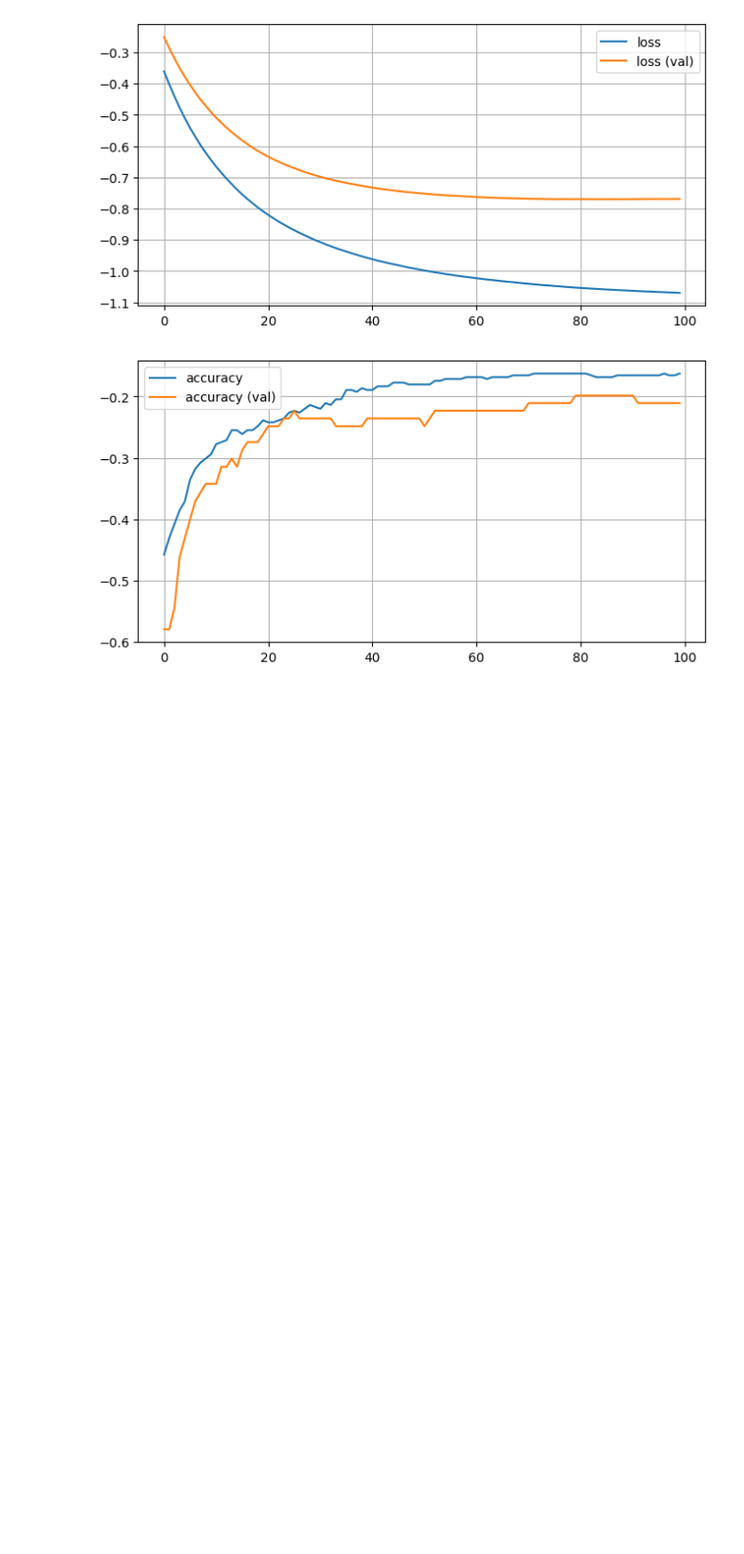
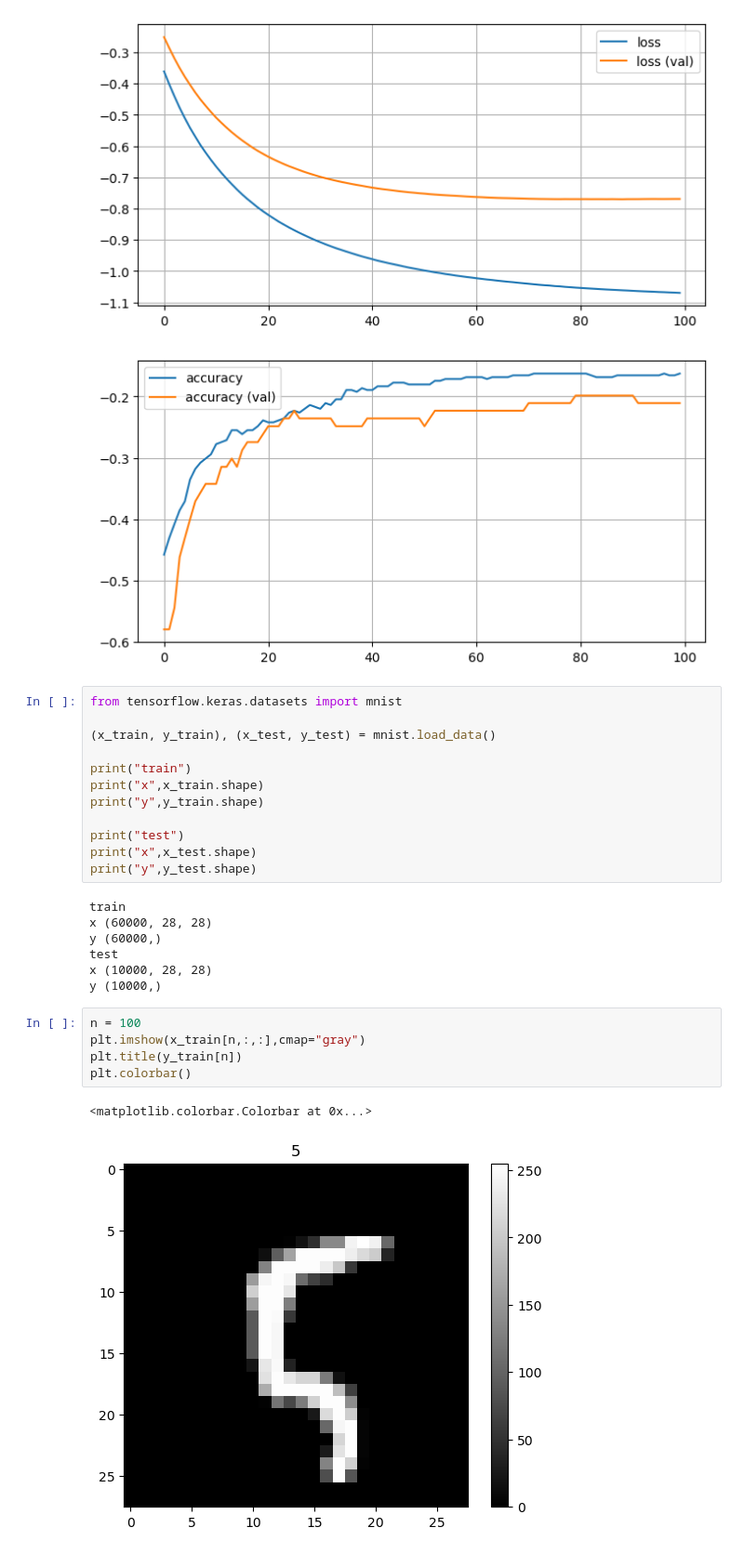
Before and after one commit to DeVerMyst/DEVIA2023, a Jupyter notebook: K_KERAS/livecoding.ipynb, the cells around one changed output. Shown at 93% size. Drawn from its saved outputs; the diff is of its cells as text; blank space fills up the shorter version.

```diff
--- a/K_KERAS/livecoding.ipynb
+++ b/K_KERAS/livecoding.ipynb
@@ -185,3 +185,30 @@ plt.legend()
 <matplotlib.legend.Legend at 0x...>
 [figure]
 [figure]
+# %%
+from tensorflow.keras.datasets import mnist
+
+(x_train, y_train), (x_test, y_test) = mnist.load_data()
+
+print("train")
+print("x",x_train.shape)
+print("y",y_train.shape)
+
+print("test")
+print("x",x_test.shape)
+print("y",y_test.shape)
+# %% [output]
+train
+x (60000, 28, 28)
+y (60000,)
+test
+x (10000, 28, 28)
+y (10000,)
+# %%
+n = 100
+plt.imshow(x_train[n,:,:],cmap="gray")
+plt.title(y_train[n])
+plt.colorbar()
+# %% [output]
+<matplotlib.colorbar.Colorbar at 0x...>
+[figure, added]
```
Also changed, not shown: parts of 14 cells of this notebook.
